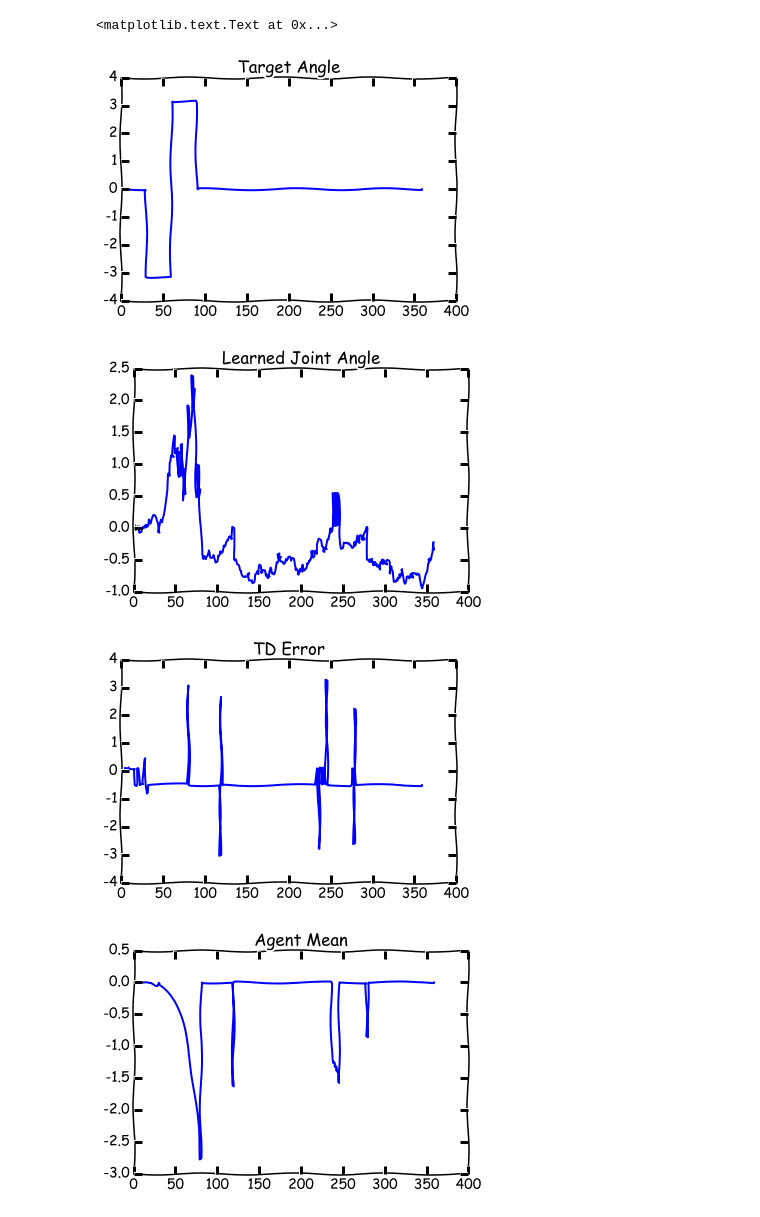
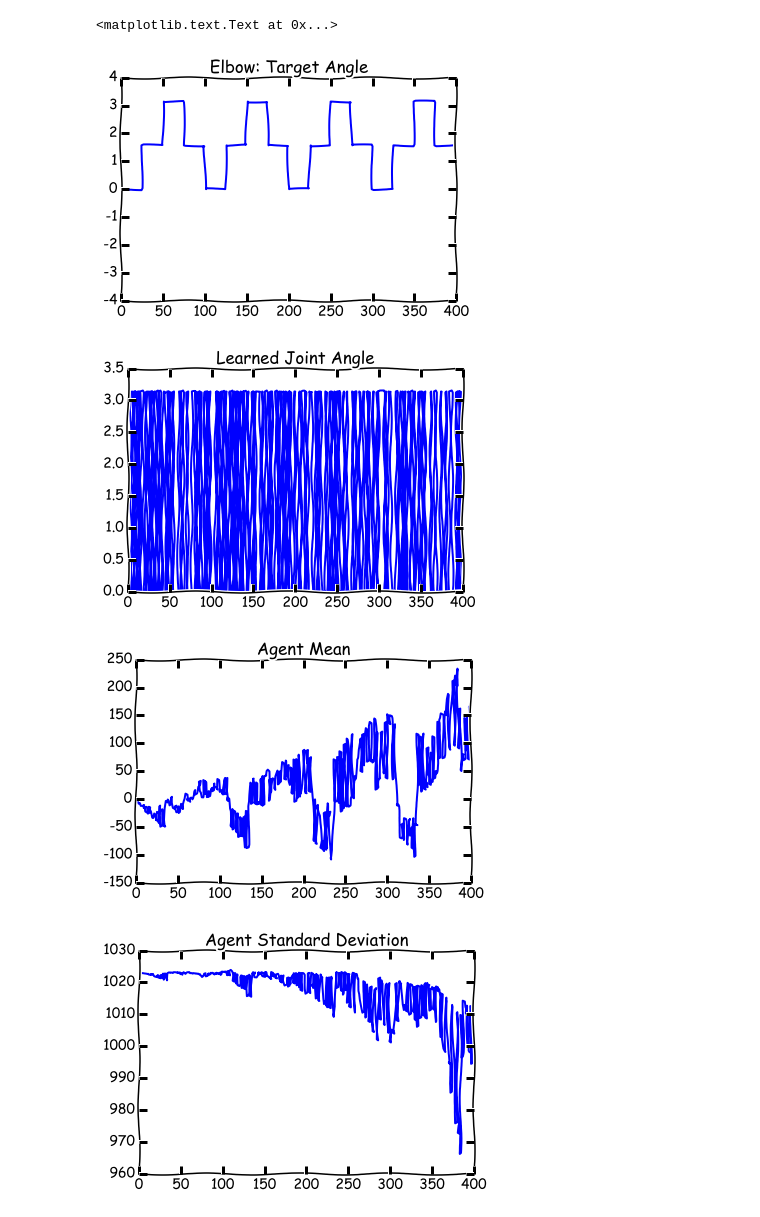
Before and after one commit to korymath/ContinuousTimeActorCritic, a Jupyter notebook: ContNatActorCritic_demo.ipynb, the cells around one changed output. Saved outputs shown, nothing was run; the diff lists cells and outputs as text; code cells hidden in the pictures.

```diff
--- a/ContNatActorCritic_demo.ipynb
+++ b/ContNatActorCritic_demo.ipynb
@@ -8,45 +11,48 @@ import math
 # %%
 plt.xkcd()  # Yes...
 
-tmax = 360
+tmax = 400
 
 t = tmax*np.linspace(0, 1, tmax, endpoint=False)
 
-contSig = np.zeros(tmax)
+targetElbow = np.zeros(tmax)
 
-steps = tmax/4
-for i in range(0, tmax, step):
-    contSig[i:i+(steps/3)] = 0
-    contSig[i+(steps/3):i+(2*steps/3)] = -math.pi
-    contSig[i+(2*steps/3):i+steps] = math.pi
+steps = tmax / 4
+for i in range(0, tmax, steps):
+
+    # Define the target angles
+    targetElbow[i:i+(steps/4)] = 0
+    targetElbow[i+(steps/4):i+(steps/2)] = math.pi/2
+    targetElbow[i+(steps/2):i+(3*steps/4)] = math.pi
+    targetElbow[i+(3*steps/4):i+steps] = math.pi/2
 
 # Two subplots, unpack the axes array immediately
 plt.figure(figsize=(40,40))
 f, (ax1, ax2) = plt.subplots(2, 1, sharey=False)
 
-ax1.plot(t, contSig)
-ax1.set_ylim([-4, 4])
-ax1.set_xlim(0,tmax)
+ax1.plot(t, targetElbow)
+ax1.set_ylim([-math.pi/2, 4])
+ax1.set_xlim(0,750)
 ax1.set_title('Control Signal')
 
-delay = 25
+delay = 10
 
 noise = np.random.normal(0,0.1,tmax)
 simEMG = [0] * (tmax+delay)
 
 for i in range(1,tmax):
-    if contSig[i] == 0:
+    if targetElbow[i] == math.pi/2:
+        simEMG[i + delay] = -1
+    elif targetElbow[i] < math.pi/2:
         simEMG[i + delay] = 0
-    elif contSig[i] == -math.pi:
+    elif targetElbow[i] > math.pi/2:
         simEMG[i + delay] = 1
-    elif contSig[i] == math.pi:
-        simEMG[i + delay] = -1
 
 simEMGdiff = simEMG[0:tmax]+noise
 
 ax2.plot(t, simEMGdiff)
 ax2.set_ylim(-1.5, 1.5)
-ax2.set_xlim(0,tmax)
+ax2.set_xlim(0,750)
 ax2.set_title('Simulated Noisy EMG Signal')
 # %% [output]
 <matplotlib.text.Text at 0x...>
@@ -204,33 +272,28 @@ for i in range(tmax):
 # %%
 # Visualize the learning
 fig = plt.figure()
 ax1 = fig.add_subplot(111)
-ax1.plot(t, contSig)
+ax1.plot(t, targetElbow)
 ax1.set_ylim(-4,4)
-ax1.set_title('Target Angle')
+ax1.set_title('Elbow: Target Angle')
 
 fig = plt.figure()
 ax1 = fig.add_subplot(111)
 ax1.plot(t, jointAngle)
 ax1.set_title('Learned Joint Angle')
-
-fig = plt.figure()
-ax1 = fig.add_subplot(111)
-ax1.plot(t, delta)
-ax1.set_title('TD Error')
 
 fig = plt.figure()
 ax1 = fig.add_subplot(111)
 ax1.plot(t, agentMean)
 ax1.set_title('Agent Mean')
 
 fig = plt.figure()
 ax1 = fig.add_subplot(111)
 ax1.plot(t, agentStd)
 ax1.set_title('Agent Standard Deviation')
 # %% [output]
 <matplotlib.text.Text at 0x...>
-[figure, old version]
+[figure, new version]
-[figure, old version]
+[figure, new version]
-[figure, old version]
+[figure, new version]
-[figure, old version]
+[figure, new version]
```
Also changed, not shown: parts of 5 cells of this notebook, 11 other files.
